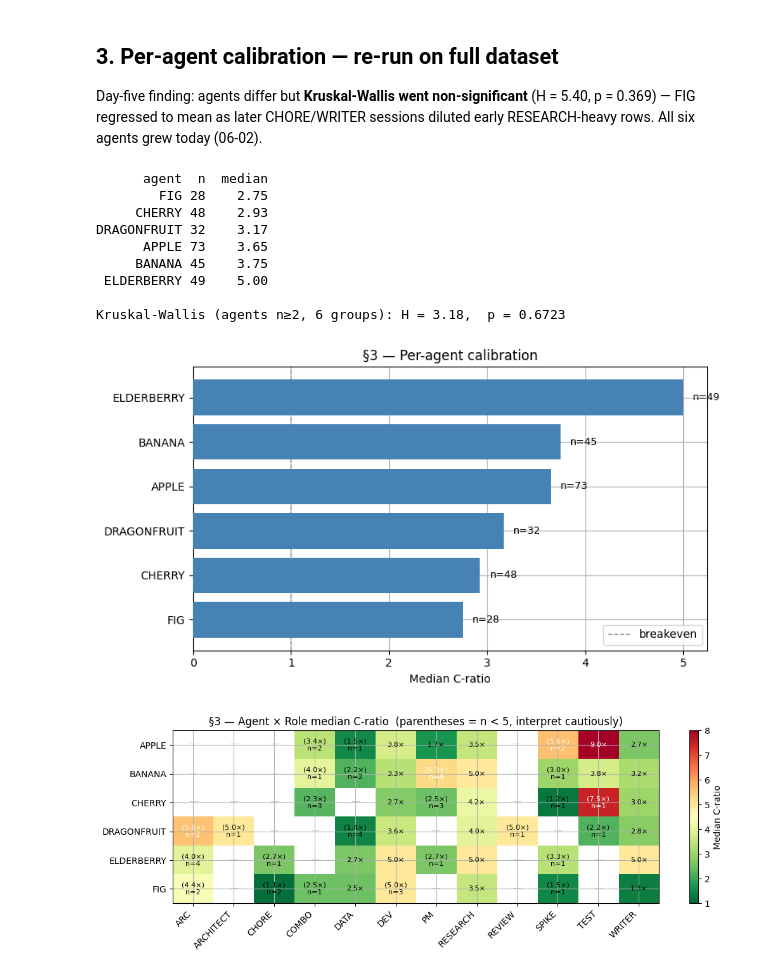
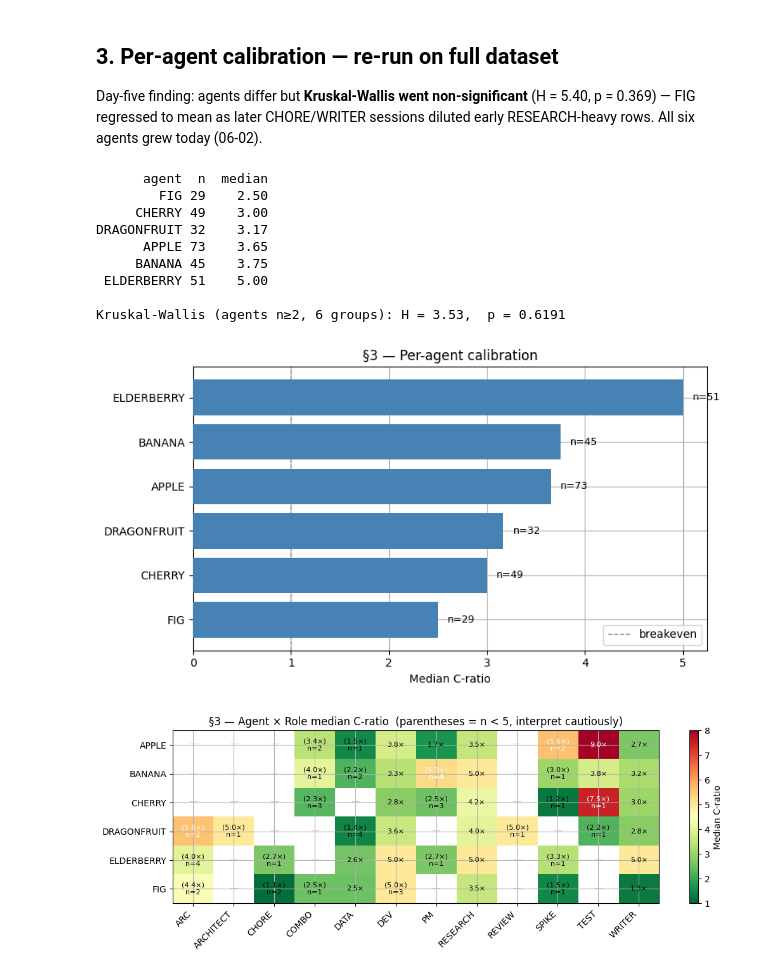
Before and after one commit to avidrucker/lccjs, a Jupyter notebook: stats/day-six-analysis.ipynb, the cells around one changed output. Saved outputs shown, nothing was run; the diff lists cells and outputs as text; code cells hidden in the pictures.

```diff
--- a/stats/day-six-analysis.ipynb
+++ b/stats/day-six-analysis.ipynb
@@ -298,40 +300,40 @@ Day-five finding: agents differ but **Kruskal-Wallis went non-significant** (H =
 # %%
 ag = cal[cal["agent"] != ""].copy()
 
 agent_rows = []
 for a, g in ag.groupby("agent"):
     cr = g["c_ratio"].values
     agent_rows.append({"agent": a, "n": len(cr), "median": np.median(cr)})
 agent_df = pd.DataFrame(agent_rows).sort_values("median")
 print(agent_df.to_string(index=False, float_format="{:.2f}".format))
 
 # Exclude singletons (n=1) from KW
 kw_agents = agent_df[agent_df["n"] >= 2]["agent"]
 groups = [ag[ag["agent"] == a]["c_ratio"].values for a in kw_agents]
-kw = stats.kruskal(*groups)
-print(f"\nKruskal-Wallis (agents n≥2, {len(kw_agents)} groups): H = {kw.statistic:.2f},  p = {kw.pvalue:.4f}")
+agent_kw = stats.kruskal(*groups)
+print(f"\nKruskal-Wallis (agents n≥2, {len(kw_agents)} groups): H = {agent_kw.statistic:.2f},  p = {agent_kw.pvalue:.4f}")
 
 fig, ax = plt.subplots()
 ax.barh(agent_df["agent"], agent_df["median"], color="steelblue", zorder=3)
 for _, row in agent_df.iterrows():
     ax.text(row["median"] + 0.1, row["agent"], f'n={row["n"]}', va="center", fontsize=9)
 ax.axvline(1.0, color="grey", ls="--", lw=1, label="breakeven")
 ax.set_xlabel("Median C-ratio")
 ax.set_title("§3 — Per-agent calibration")
 ax.legend()
 plt.tight_layout()
 plt.show()
 # %% [output]
       agent  n  median
-        FIG 28    2.75
-     CHERRY 48    2.93
+        FIG 29    2.50
+     CHERRY 49    3.00
 DRAGONFRUIT 32    3.17
       APPLE 73    3.65
      BANANA 45    3.75
- ELDERBERRY 49    5.00
+ ELDERBERRY 51    5.00
 
-Kruskal-Wallis (agents n≥2, 6 groups): H = 3.18,  p = 0.6723
+Kruskal-Wallis (agents n≥2, 6 groups): H = 3.53,  p = 0.6191
-[figure, old version]
+[figure, new version]
 # %%
 # Agent × Role heatmap — de-confound the per-agent spread
 pivot_med   = ag.pivot_table(values="c_ratio", index="agent", columns="role", aggfunc="median")
```
Also changed, not shown: parts of 10 cells of this notebook, 1 other file.
